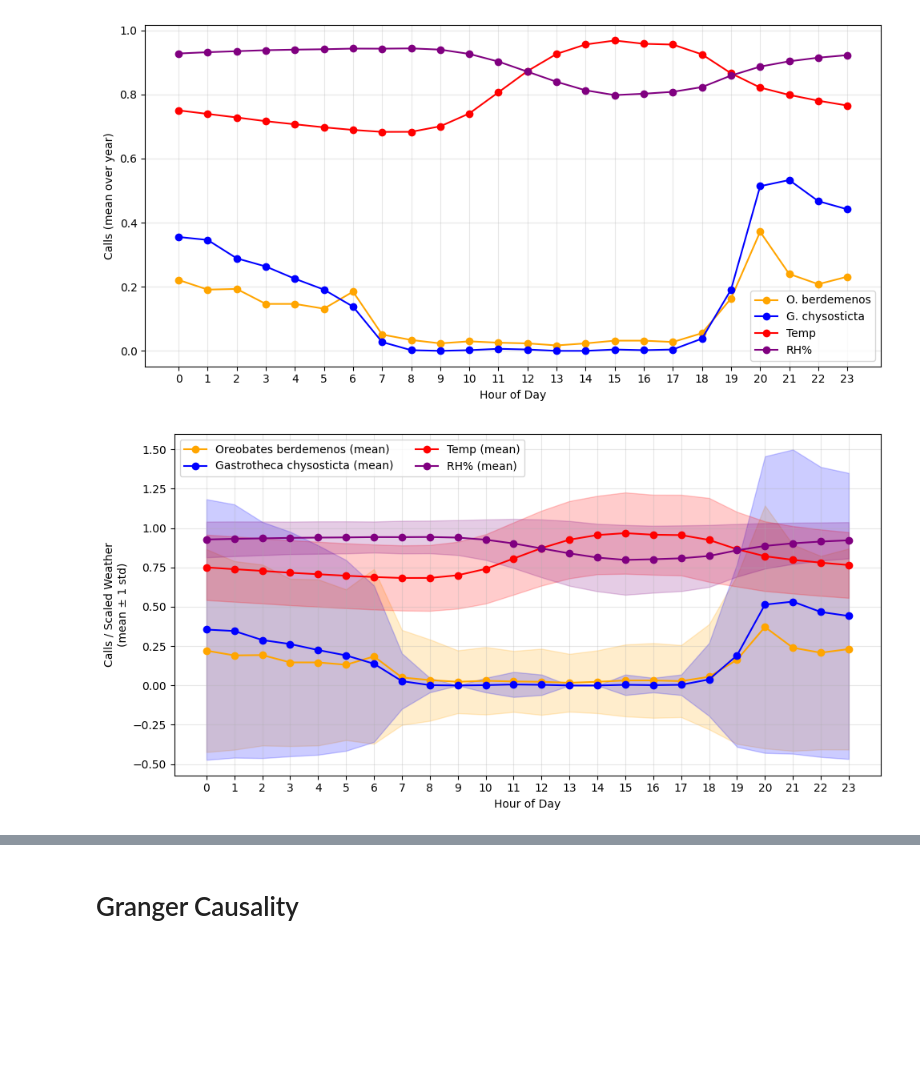
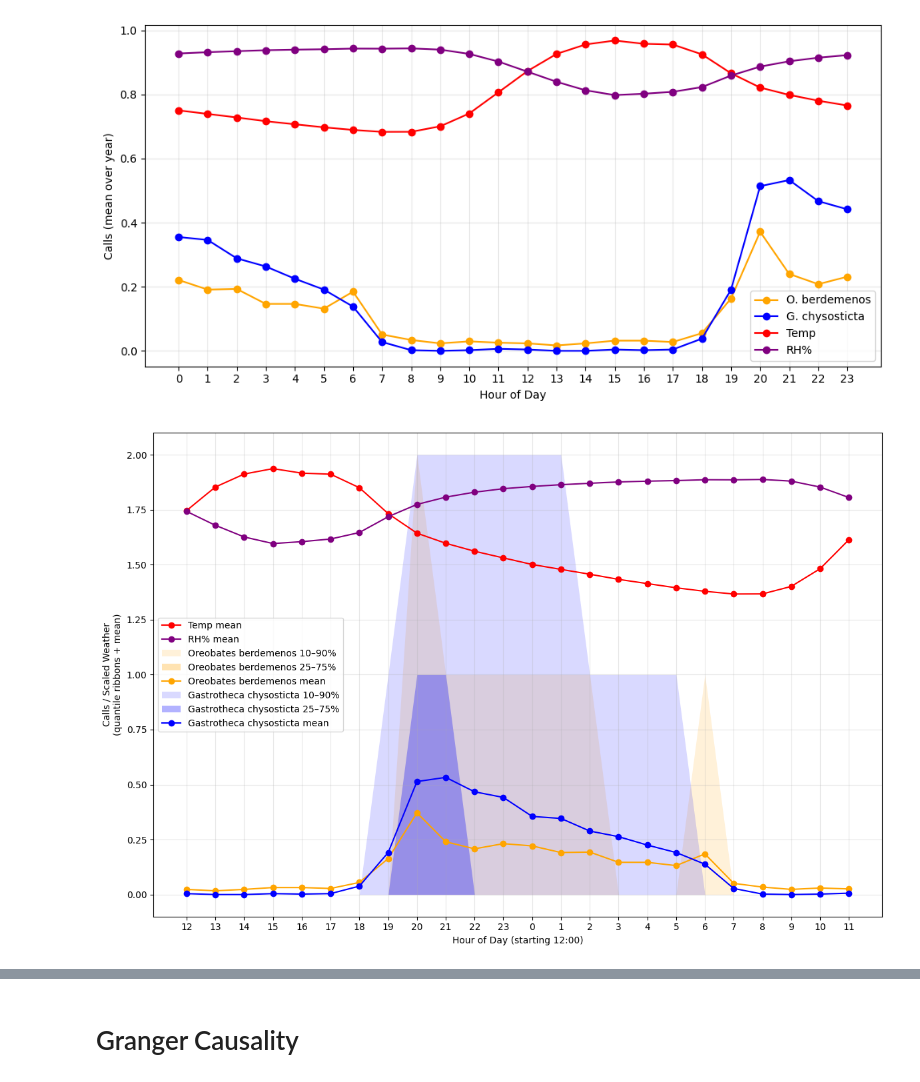
Before and after one commit to ash2d/yungas_aruna, a Jupyter notebook: Gastros_helechos/Granger_causality/Granger.ipynb, the cells around one changed output, grey strips where cells are left out. Cells and saved outputs as stored; diff of their text form; code cells hidden in the pictures; blank space fills up the shorter version.

```diff
--- a/Gastros_helechos/Granger_causality/Granger.ipynb
+++ b/Gastros_helechos/Granger_causality/Granger.ipynb
@@ -162,50 +169,93 @@ plt.show()
 # %% [output]
 [figure]
 # %%
-# Hourly mean ±1 std (same scaling as previous plot: Temp/20, RH%/100)
+# Hourly mean plus quantile ribbons (e.g. 10–90% and 25–75%)
+# Reorder x-axis to start at 08:00 and wrap through 07:00 next day
+
+species_cols = ['Temp', 'RH%','Oreobates berdemenos', 'Gastrotheca chysosticta']
+q_list = [0.10, 0.25, 0.75, 0.90]
+
 stats = (
     df.groupby('hour')[species_cols]
       .agg(['mean', 'std'])
       .reindex(range(24))
 )
-
-# Ensure std has no NaN (e.g. if only one observation in an hour)
 for col in species_cols:
     stats[(col, 'std')] = stats[(col, 'std')].fillna(0)
 
-# Prepare scaled means/stds for plotting (match earlier scaling)
-def scale(col, mean_series, std_series):
+quant = (
+    df.groupby('hour')[species_cols]
+      .quantile(q_list)
+      .unstack()
+      .reindex(range(24))
+)
+
+def _scale_series(col, s):
     if col == 'Temp':
-        return mean_series / 20.0, std_series / 20.0
+        return s / 10.0   # (kept your prior scaling intent)
     if col == 'RH%':
-        return mean_series / 100.0, std_series / 100.0
-    return mean_series, std_series
+        return s / 50.0
+    return s
 
-colors = {
-    'Oreobates berdemenos': 'orange',
-    'Gastrotheca chysosticta': 'blue',
-    'Temp': 'red',
-    'RH%': 'purple'
-}
+if 'colors' not in globals():
+    colors = {
+        'Oreobates berdemenos': 'orange',
+        'Gastrotheca chysosticta': 'blue',
+        'Temp': 'red',
+        'RH%': 'purple'
+    }
 
-fig_hour_var, ax_hour_var = plt.subplots(figsize=(10,5))
+# Reordered hour sequence: 08,09,...,23,00,01,...,07
+hour_order = list(range(12,24)) + list(range(0,12))
+x = np.arange(24)  # plotting positions (categorical sequence)
 
-hours = range(24)
+fig_hour_var, ax_hour_var = plt.subplots(figsize=(12, 8))
+
 for col in species_cols:
-    m = stats[(col, 'mean')]
-    s = stats[(col, 'std')]
-    m_s, s_s = scale(col, m, s)
-    ax_hour_var.plot(hours, m_s, marker='o', label=f'{col} (mean)', color=colors[col])
-    ax_hour_var.fill_between(hours, m_s - s_s, m_s + s_s, color=colors[col], alpha=0.2)
+    m   = stats[(col, 'mean')].reindex(hour_order)
+    s   = stats[(col, 'std')].reindex(hour_order)
+    q10 = quant[(col, 0.10)].reindex(hour_order)
+    q25 = quant[(col, 0.25)].reindex(hour_order)
+    q75 = quant[(col, 0.75)].reindex(hour_order)
+    q90 = quant[(col, 0.90)].reindex(hour_order)
 
-ax_hour_var.set_xlabel('Hour of Day')
-ax_hour_var.set_ylabel('Calls / Scaled Weather\n(mean ± 1 std)')
-ax_hour_var.set_xticks(range(24))
+    m_s   = _scale_series(col, m)
+    q10_s = _scale_series(col, q10)
+    q25_s = _scale_series(col, q25)
+    q75_s = _scale_series(col, q75)
+    q90_s = _scale_series(col, q90)
+
+    if col not in ['Temp', 'RH%']:
+        ax_hour_var.fill_between(x, q10_s, q90_s,
+                                 color=colors[col], alpha=0.15, linewidth=0,
+                                 label=f'{col} 10–90%')
+        ax_hour_var.fill_between(x, q25_s, q75_s,
+                                 color=colors[col], alpha=0.30, linewidth=0,
+                                 label=f'{col} 25–75%')
+
+    ax_hour_var.plot(x, m_s, marker='o', color=colors[col],
+                     label=f'{col} mean')
+
+ax_hour_var.set_xlabel('Hour of Day (starting 12:00)')
+ax_hour_var.set_ylabel('Calls / Scaled Weather\n(quantile ribbons + mean)')
+ax_hour_var.set_xticks(x)
+ax_hour_var.set_xticklabels(hour_order)
 ax_hour_var.grid(alpha=0.3)
-ax_hour_var.legend(ncol=2)
+
+handles, labels = ax_hour_var.get_legend_handles_labels()
+seen = set()
+h_clean, l_clean = [], []
+for h_, l_ in zip(handles, labels):
+    if l_ not in seen:
+        seen.add(l_)
+        h_clean.append(h_)
+        l_clean.append(l_)
+ax_hour_var.legend(h_clean, l_clean, ncol=1)
+
 plt.tight_layout()
 plt.show()
 
-hourly_stats = stats  # store full mean/std (unscaled) for later use
+hourly_stats = stats
+hourly_quantiles = quant
 # %% [output]
-[figure, old version]
+[figure, new version]
```
Also changed, not shown: parts of 16 cells of this notebook, 16 other files.
